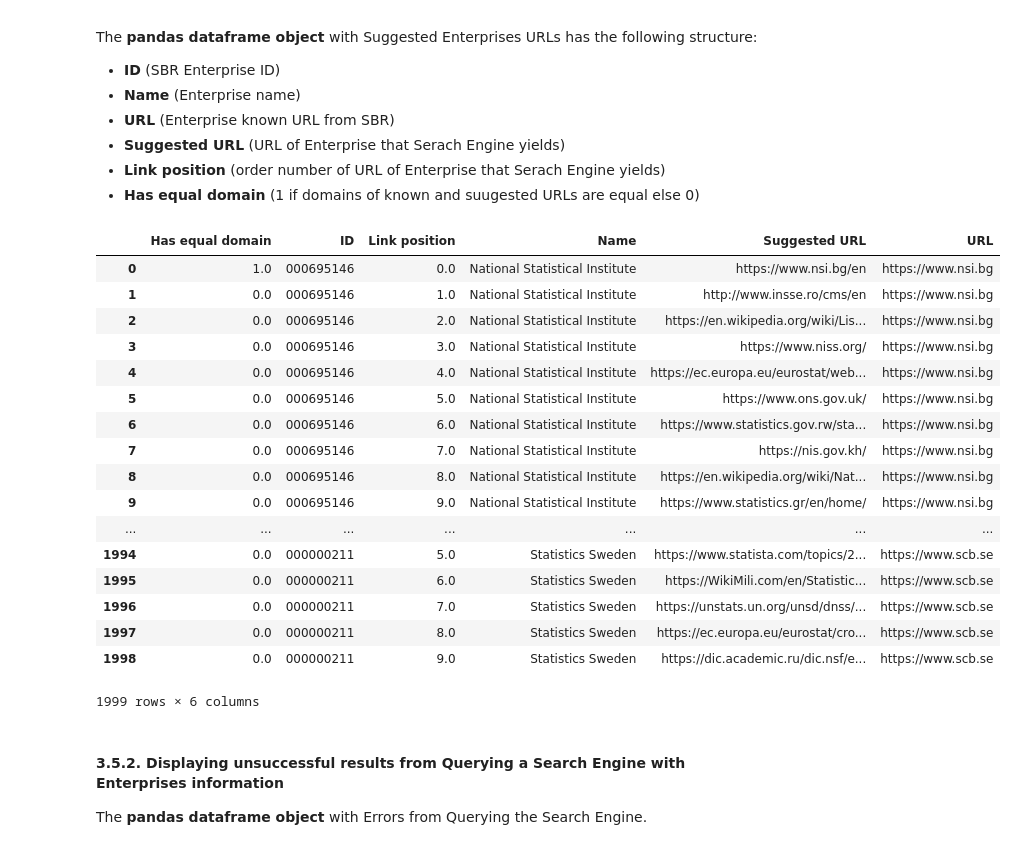
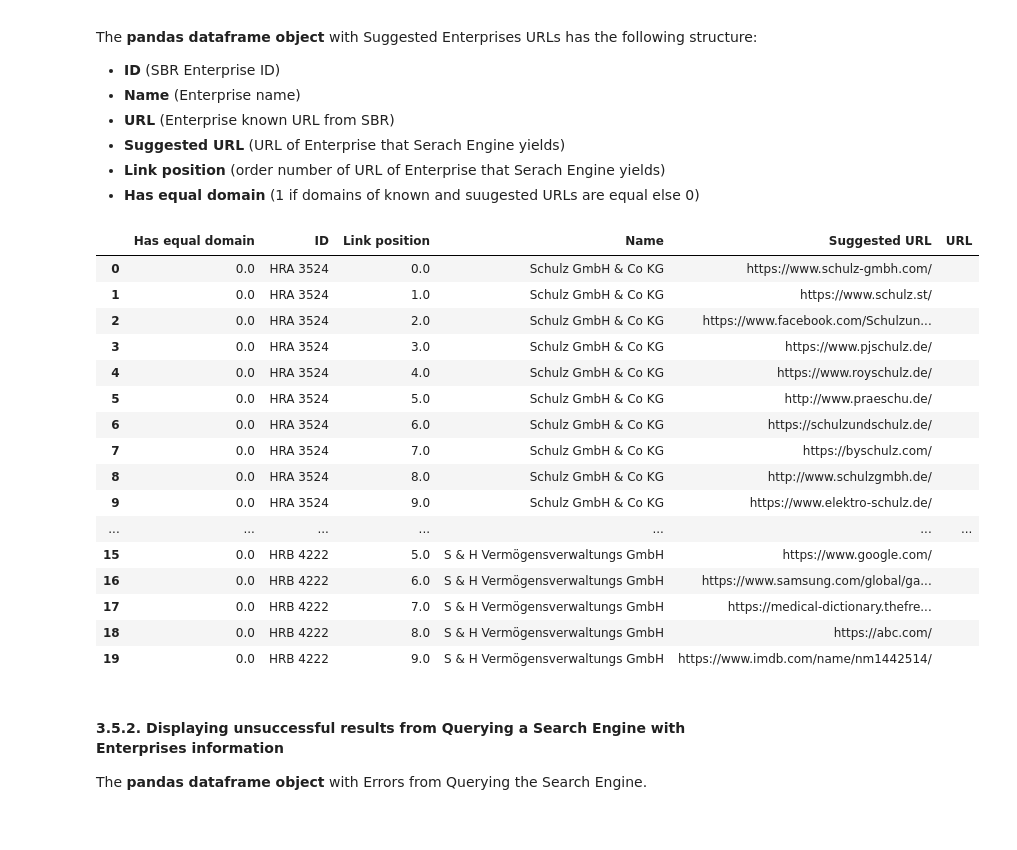
Before and after one commit to EnterpriseCharacteristicsESSnetBigData/StarterKit, a Jupyter notebook: URLsFinder/URLs_Finder_Starter_Kit.ipynb, the cells around one changed output. Cells and saved outputs as stored; diff of their text form; code cells hidden in the pictures.

```diff
--- a/URLsFinder/URLs_Finder_Starte_Kit.ipynb
+++ b/URLsFinder/URLs_Finder_Starter_Kit.ipynb
@@ -61,13 +61,13 @@ startpath='.\\sbr_data\\'
 scrapepath='.\\scrape_data\\'
 logpath='.\\logs\\'
 blacklistpath='.\\black_list_urls\\'
-startfile='SBR_Data_ESSnet.csv'
+startfile='schufa_urls.csv'
 scrapefile='URLs_Finder_Starter_Kit_Scrape_Data_{0}.csv'.format(version)
 sapifile='URLs_Finder_Starter_Kit_SAPI_Data_{0}.csv'.format(version)
 toscrapefile='URLs_Finder_Starter_Kit_to_Scrape_Data_{0}.csv'.format(version)
 logfile='URLs_Finder_Starter_Kit_Log_Data.log'
 blacklistfile='black_list_urls.csv'
-csv_delimiter=';'
+csv_delimiter=','
 csv_encoding = 'utf-8'
 headers = {
     'user-agent': 'ESSnet BigData WPC URLs Finder Starter Kit - https://webgate.ec.europa.eu/fpfis/mwikis/essnetbigdata/index.php/ESSnet_Big_Data'.encode('utf-8'),
@@ -193,26 +188,25 @@ The **pandas dataframe object** with Suggested Enterprises URLs has the followin
 - **Link position** (order number of URL of Enterprise that Serach Engine yields)
 - **Has equal domain** (1 if domains of known and suugested URLs are equal else 0)
 # %%
-dfn[0]
+dfn[0].head(20)
 # %% [output]
 |  | Has equal domain | ID | Link position | Name | Suggested URL | URL |
-| 0 | 1.0 | 000695146 | 0.0 | National Statistical Institute | https://www.nsi.bg/en | https://www.nsi.bg |
-| 1 | 0.0 | 000695146 | 1.0 | National Statistical Institute | http://www.insse.ro/cms/en | https://www.nsi.bg |
-| 2 | 0.0 | 000695146 | 2.0 | National Statistical Institute | https://en.wikipedia.org/wiki/Lis... | https://www.nsi.bg |
-| 3 | 0.0 | 000695146 | 3.0 | National Statistical Institute | https://www.niss.org/ | https://www.nsi.bg |
-| 4 | 0.0 | 000695146 | 4.0 | National Statistical Institute | https://ec.europa.eu/eurostat/web... | https://www.nsi.bg |
-| 5 | 0.0 | 000695146 | 5.0 | National Statistical Institute | https://www.ons.gov.uk/ | https://www.nsi.bg |
-| 6 | 0.0 | 000695146 | 6.0 | National Statistical Institute | https://www.statistics.gov.rw/sta... | https://www.nsi.bg |
-| 7 | 0.0 | 000695146 | 7.0 | National Statistical Institute | https://nis.gov.kh/ | https://www.nsi.bg |
-| 8 | 0.0 | 000695146 | 8.0 | National Statistical Institute | https://en.wikipedia.org/wiki/Nat... | https://www.nsi.bg |
-| 9 | 0.0 | 000695146 | 9.0 | National Statistical Institute | https://www.statistics.gr/en/home/ | https://www.nsi.bg |
+| 0 | 0.0 | HRA 3524 | 0.0 | Schulz GmbH & Co KG | https://www.schulz-gmbh.com/ |  |
+| 1 | 0.0 | HRA 3524 | 1.0 | Schulz GmbH & Co KG | https://www.schulz.st/ |  |
+| 2 | 0.0 | HRA 3524 | 2.0 | Schulz GmbH & Co KG | https://www.facebook.com/Schulzun... |  |
+| 3 | 0.0 | HRA 3524 | 3.0 | Schulz GmbH & Co KG | https://www.pjschulz.de/ |  |
+| 4 | 0.0 | HRA 3524 | 4.0 | Schulz GmbH & Co KG | https://www.royschulz.de/ |  |
+| 5 | 0.0 | HRA 3524 | 5.0 | Schulz GmbH & Co KG | http://www.praeschu.de/ |  |
+| 6 | 0.0 | HRA 3524 | 6.0 | Schulz GmbH & Co KG | https://schulzundschulz.de/ |  |
+| 7 | 0.0 | HRA 3524 | 7.0 | Schulz GmbH & Co KG | https://byschulz.com/ |  |
+| 8 | 0.0 | HRA 3524 | 8.0 | Schulz GmbH & Co KG | http://www.schulzgmbh.de/ |  |
+| 9 | 0.0 | HRA 3524 | 9.0 | Schulz GmbH & Co KG | https://www.elektro-schulz.de/ |  |
 | ... | ... | ... | ... | ... | ... | ... |
-| 1994 | 0.0 | 000000211 | 5.0 | Statistics Sweden | https://www.statista.com/topics/2... | https://www.scb.se |
-| 1995 | 0.0 | 000000211 | 6.0 | Statistics Sweden | https://WikiMili.com/en/Statistic... | https://www.scb.se |
-| 1996 | 0.0 | 000000211 | 7.0 | Statistics Sweden | https://unstats.un.org/unsd/dnss/... | https://www.scb.se |
-| 1997 | 0.0 | 000000211 | 8.0 | Statistics Sweden | https://ec.europa.eu/eurostat/cro... | https://www.scb.se |
-| 1998 | 0.0 | 000000211 | 9.0 | Statistics Sweden | https://dic.academic.ru/dic.nsf/e... | https://www.scb.se |
+| 15 | 0.0 | HRB 4222 | 5.0 | S & H Vermögensverwaltungs GmbH | https://www.google.com/ |  |
+| 16 | 0.0 | HRB 4222 | 6.0 | S & H Vermögensverwaltungs GmbH | https://www.samsung.com/global/ga... |  |
+| 17 | 0.0 | HRB 4222 | 7.0 | S & H Vermögensverwaltungs GmbH | https://medical-dictionary.thefre... |  |
+| 18 | 0.0 | HRB 4222 | 8.0 | S & H Vermögensverwaltungs GmbH | https://abc.com/ |  |
+| 19 | 0.0 | HRB 4222 | 9.0 | S & H Vermögensverwaltungs GmbH | https://www.imdb.com/name/nm1442514/ |  |
-1999 rows × 6 columns
 # %% [markdown]
 #### 3.5.2. Displaying unsuccessful results from Querying a Search Engine with Enterprises information
 
```
Also changed, not shown: parts of 5 cells of this notebook, 1 other file.
